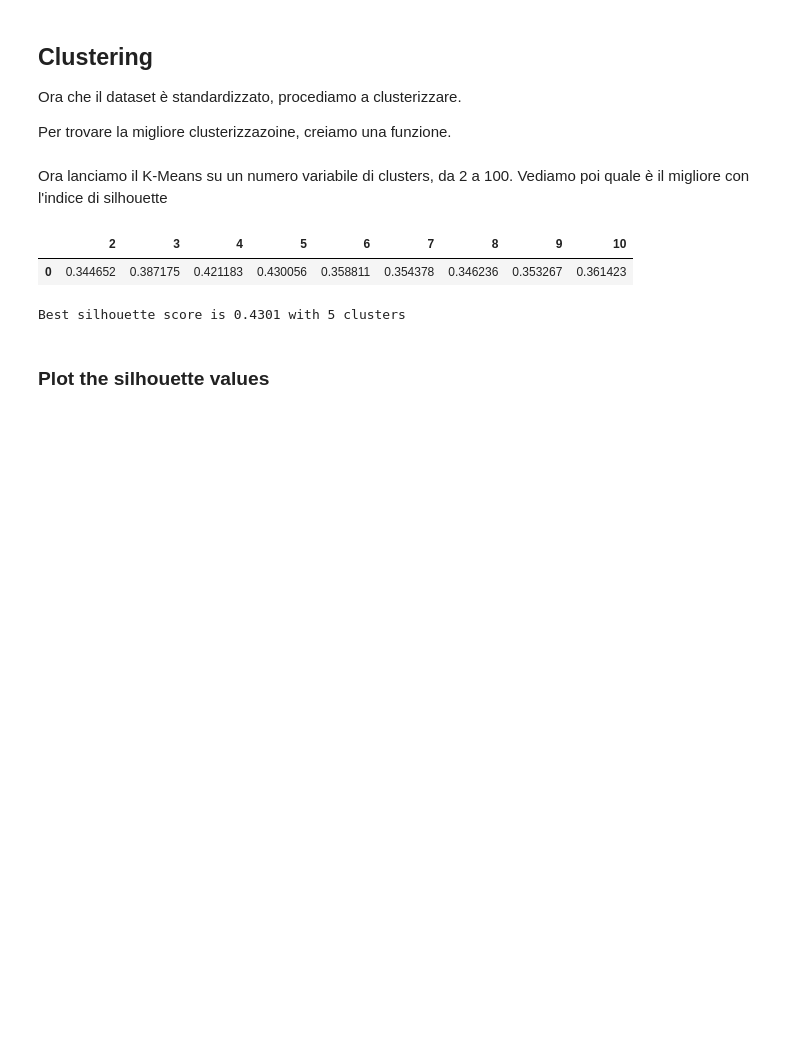
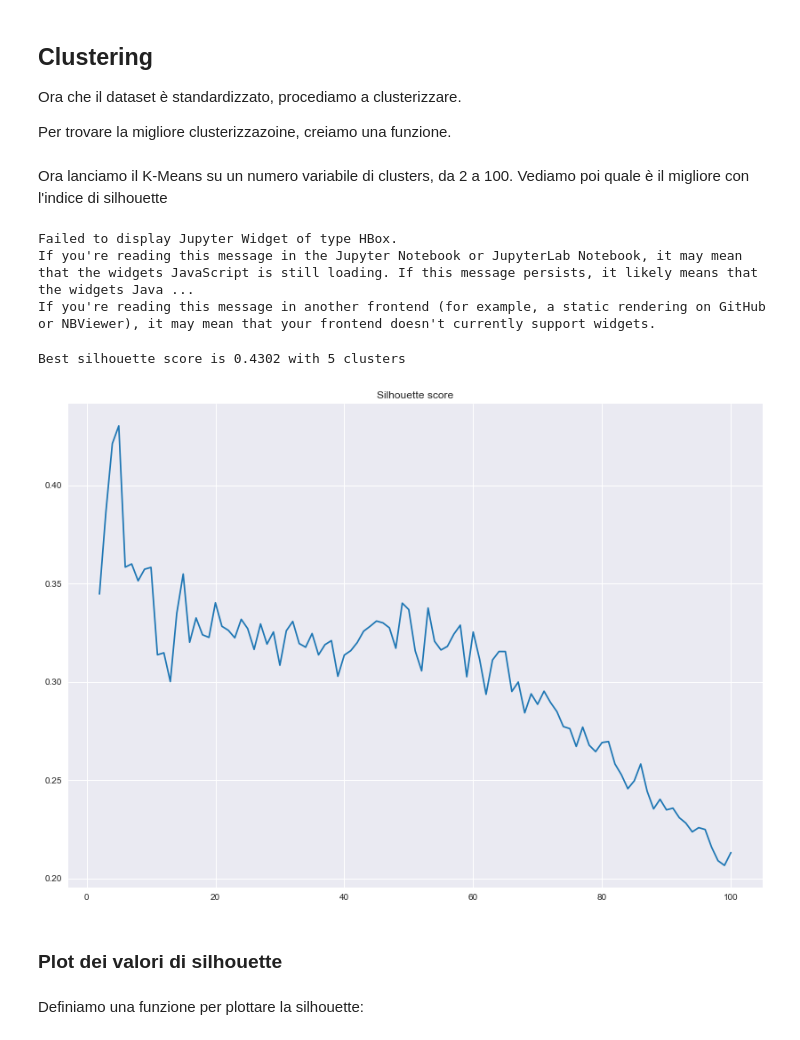
Before and after one commit to PCampi/progettoDT-ML, a Jupyter notebook: Analisi esplorativa e clustering.ipynb, the cells around one changed output. Saved outputs shown, nothing was run; the diff lists cells and outputs as text; code cells hidden in the pictures; blank space fills up the shorter version.

Commit message:
Fatta analisi e silhouette. Da finire, manca poco!!!

```diff
--- a/Analisi esplorativa e clustering.ipynb
+++ b/Analisi esplorativa e clustering.ipynb
@@ -274,9 +275,11 @@ def clusterize(X, min_clusters, max_clusters):
     # (i, j) -> silhouette score for data point i when using n_clusters[j] clusters
     silh_ith = np.zeros((X.shape[0], len(n_clusters)))
 
-    for ind, n in enumerate(n_clusters):
+    for ind, n in enumerate(tqdm.tqdm_notebook(n_clusters)):
+#        print("Iterating with {}/{} clusters".format(n, n_clusters[-1]))
         clusterer = KMeans(n_clusters=n, init='k-means++', n_init=30,
-                           max_iter=10000, tol=1e-5, precompute_distances=True,
+                           max_iter=10000, tol=1e-5,
+                           precompute_distances=True, random_state=10,
                            n_jobs=1)
 
         curr_labels = clusterer.fit_predict(X)
@@ -297,17 +300,29 @@ def clusterize(X, min_clusters, max_clusters):
 Ora lanciamo il K-Means su un numero variabile di clusters, da 2 a 100. Vediamo poi quale è il migliore con l'indice di silhouette
 # %%
 data_values = data_km[['CO2', 'Charcoal', 'Clean energy', 'PM2.5', 'GDP']].values
-labels, avg_silhouette, point_silhouette = clusterize(data_values, 2, 10)
-avg_silhouette
+labels, avg_silhouette, point_silhouette = clusterize(data_values, 2, 100)
 # %% [output]
-|  | 2 | 3 | 4 | 5 | 6 | 7 | 8 | 9 | 10 |
-| 0 | 0.344652 | 0.387175 | 0.421183 | 0.430056 | 0.358811 | 0.354378 | 0.346236 | 0.353267 | 0.361423 |
+Failed to display Jupyter Widget of type HBox.
+If you're reading this message in the Jupyter Notebook or JupyterLab Notebook, it may mean that the widgets JavaScript is still loading. If this message persists, it likely means that the widgets Java ...
+If you're reading this message in another frontend (for example, a static rendering on GitHub or NBViewer), it may mean that your frontend doesn't currently support widgets.
 # %%
 best_index = np.argmax(avg_silhouette.values)
 best_silhouette = avg_silhouette.iloc[0, best_index]
+best_n_cluster = avg_silhouette.columns[best_index]
 print("Best silhouette score is {:6.4f} with {} clusters"
-     .format(best_silhouette, avg_silhouette.columns[best_index]))
+     .format(best_silhouette, best_n_cluster))
 # %% [output]
-Best silhouette score is 0.4301 with 5 clusters
+Best silhouette score is 0.4302 with 5 clusters
+# %%
+### Plot andamento silhouette media con il numero di clusters
+with sns.axes_style('darkgrid'):
+    avg_silh_plot = avg_silhouette.loc[0, :].values
+    fig, ax = pl.subplots(ncols=1, figsize=(14, 10))
+    pl.plot(np.array(avg_silhouette.columns.tolist()), avg_silh_plot)
+    ax.set_title("Silhouette score")
+
+    pl.show()
+# %% [output]
+[figure, added]
 # %% [markdown]
-### Plot the silhouette values
+### Plot dei valori di silhouette
@@ -315,0 +329,2 @@ Best silhouette score is 0.4301 with 5 clusters
+# %% [markdown]
+Definiamo una funzione per plottare la silhouette:
```
Also changed, not shown: parts of 7 cells of this notebook, 1 other file.
